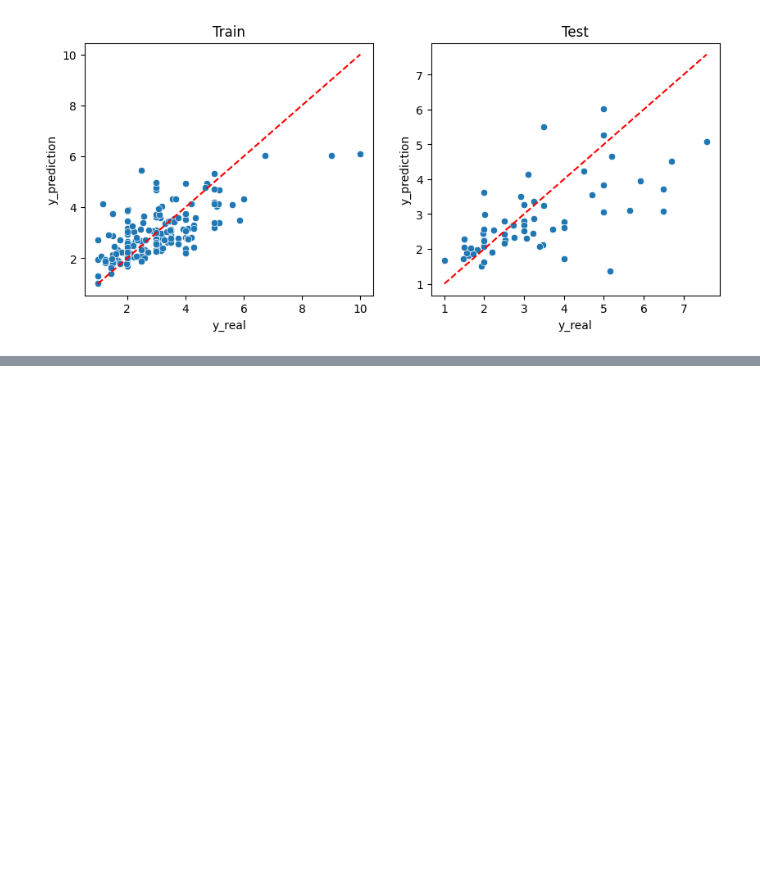
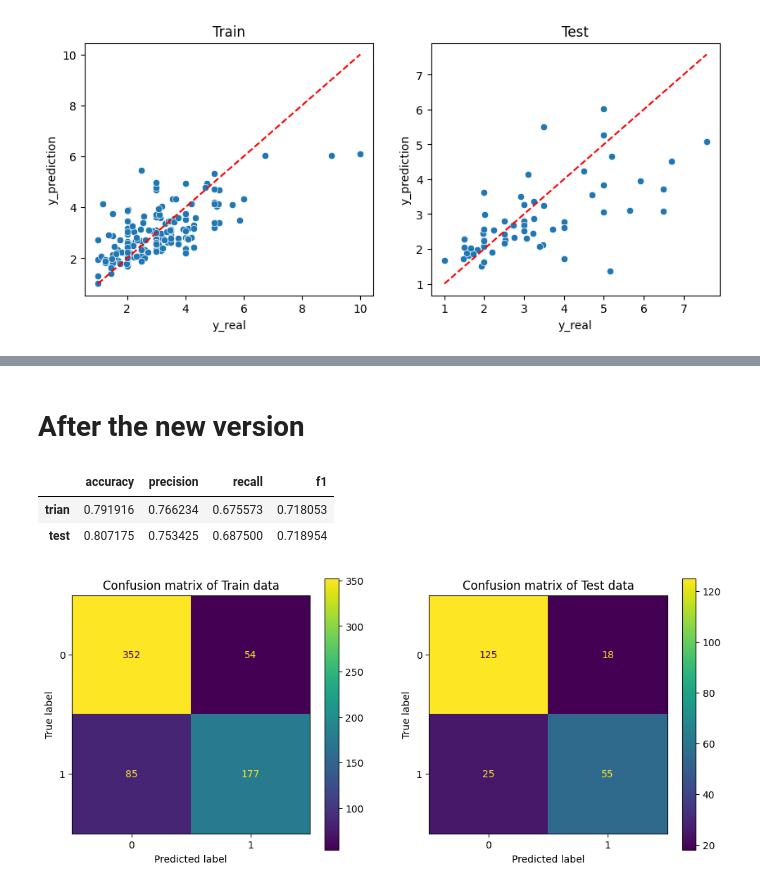
Before and after one commit to solmazkh114/PerformancePackage, a Jupyter notebook: examples/scratch.ipynb, the cells around one changed output, grey strips where cells are left out. Drawn from its saved outputs; the diff is of its cells as text; code cells hidden in the pictures; blank space fills up the shorter version.

```diff
--- a/examples/scratch.ipynb
+++ b/examples/scratch.ipynb
@@ -249,0 +293,35 @@ lr_per.performance_dataframe()
+# %% [markdown]
+# After the new version
+# %%
+from performance.classification import ClassificationMetrics
+import seaborn as sns
+from sklearn.linear_model import LogisticRegression
+from sklearn.model_selection import train_test_split
+from sklearn.preprocessing import LabelEncoder
+
+sns.get_dataset_names()
+
+df = sns.load_dataset('titanic')
+
+label_encoder = LabelEncoder()
+
+# Encode labels in column 'species'.
+df['sex']= label_encoder.fit_transform(df['sex'])
+
+
+y = df['survived']
+X = df[['pclass', 'sex', 'fare','sibsp','parch']]
+
+X_train, X_test, y_train, y_test = train_test_split(X,y)
+
+lr = LogisticRegression()
+lr.fit(X_train, y_train)
+
+cm = ClassificationMetrics()
+cm.get_data(X_train, X_test, y_train, y_test)
+cm.metric_table(lr)
+# %% [output]
+|  | accuracy | precision | recall | f1 |
+| trian | 0.791916 | 0.766234 | 0.675573 | 0.718053 |
+| test | 0.807175 | 0.753425 | 0.687500 | 0.718954 |
+[figure, added]
```
Also changed, not shown: parts of 11 cells of this notebook.
